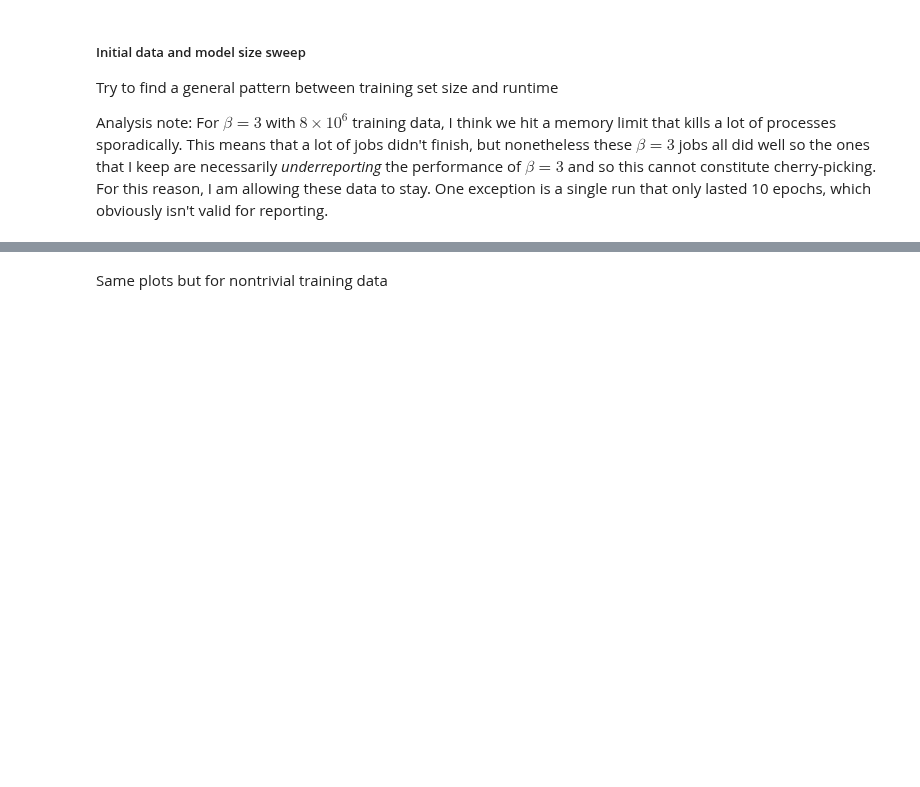
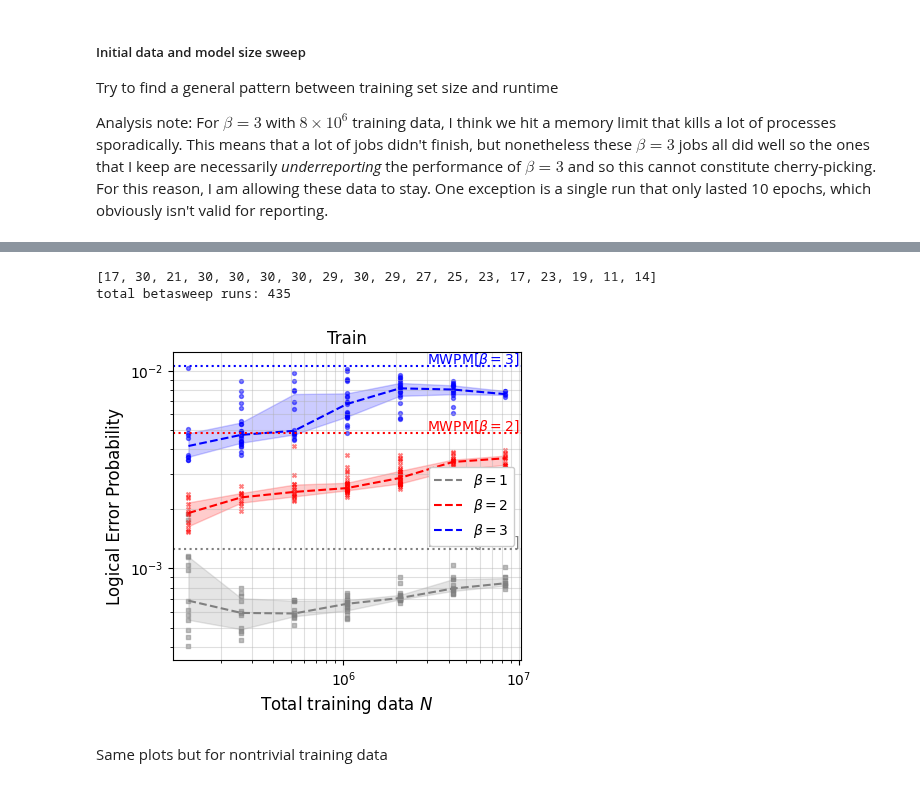
Before and after one commit to peterse/mldec, a Jupyter notebook: src/mldec/analysis/make_fig3_and_appendix.ipynb, the cells around one changed output, grey strips where cells are left out. Cells and saved outputs as stored; diff of their text form; code cells hidden in the pictures; blank space fills up the shorter version.

Commit message:
citation, fig3 regen

```diff
--- a/src/mldec/analysis/make_fig3_and_appendix.ipynb
+++ b/src/mldec/analysis/make_fig3_and_appendix.ipynb
@@ -63,7 +65,7 @@ knob_settings:
 
 The below code is specifically for experiments from April 24, as unfinished runs.
 # %%
-def scrape_and_save_hypers_from_unfinished_run(dir):
+def scrape_and_save_hypers_from_unfinished_run(dir, njobs):
     """
     Scrape hyperparameters from unfinished runs by looking at log.txt files.
 
@@ -80,7 +82,7 @@ def scrape_and_save_hypers_from_unfinished_run(dir):
     hyper_dict = {}
 
     # Loop through job directories from 0 to 49
-    for i in range(50):
+    for i in range(njobs):
         # Skip if hyper_config.json already exists
         hyper_config_path = os.path.join(dir, f"zjob_{i}", "hyper_config.json")
         if os.path.exists(hyper_config_path):
@@ -328,0 +367,16 @@ beta= 2
+# %%
+# process the beta sweeep dataframes with real data
+df_all = pd.concat(dfs, ignore_index=True)
+medians = []
+iqs = []
+raw_vals = []
+betasweep_betas = sorted(df_all["beta"].unique())
+for beta in betasweep_betas:
+    df_beta = df_all[df_all["beta"] == beta]
+    raw_vals.append(1 - df_beta["val_acc"])
+    # compute the median and iqr of val_acc
+    median_val_err = 1 - df_beta["val_acc"].median()
+    lb = 1 - df_beta["val_acc"].quantile(0.75)
+    ub = 1 - df_beta["val_acc"].quantile(0.25)
+    medians.append(median_val_err)
+    iqs.append((lb, ub))
@@ -462,3 +592,36 @@ fig1.savefig(f"../../figures/gnn_results_val.pdf", bbox_inches='tight')
+# %%
+print([len(x) for x in raw_vals])
+print("total betasweep runs:", sum([len(x) for x in raw_vals]))
+# %% [output]
+[17, 30, 21, 30, 30, 30, 30, 29, 30, 29, 27, 25, 23, 17, 23, 19, 11, 14]
+total betasweep runs: 435
+# %%
+fig1, train_ax = plt.subplots(1, 1, figsize=(4.5, 4))
+
+for i in range(len(nsweep_betas)):
+    # plot train accuracies
+    for suby in ys_tr[i]:
+        train_ax.scatter(suby[0], suby[1], color=colors[i], alpha=0.5, s=8, marker=markers[i])
+    train_ax.plot(n_train_vals, ystats_tr[i][:,0], color=colors[i], ls='--', label=r"$\beta=$"+f"{nsweep_betas[i]}")
+    train_ax.fill_between(n_train_vals, ystats_tr[i][:,0] - ystats_tr[i][:,1], ystats_tr[i][:,0]+ ystats_tr[i][:,2], color=colors[i], alpha=0.2)
+
+# MWPM annotations
+for i, err in enumerate(mwpm_errs):
+    train_ax.axhline(err, ls=':', color=colors[i])
+    train_ax.text(3e6, err * 1.03, "MWPM[" + r"$\beta=$" + f"{i+1}]", color=colors[i] )
+
+
+# axes[1].set_title("Validation")
+train_ax.set_title("Train")
+train_ax.loglog()
+train_ax.grid(which='both', alpha=0.4)
+train_ax.set_xlabel(r"Total training data $N$", size=12)
+train_ax.set_ylabel("Logical Error Probability", size=12)
+# ax.text(0.5, 0.5, "FIXME: REGENERATE", transform=axes[1].transAxes, size=14, color="purple")
+train_ax.legend(framealpha=1)
+fig1.savefig(f"../../figures/gnn_results_train.pdf", bbox_inches='tight')
+# %% [output]
+[figure, added]
 # %% [markdown]
 Same plots but for nontrivial training data
 # %%
```
Also changed, not shown: parts of 10 cells of this notebook, 2 other files.
